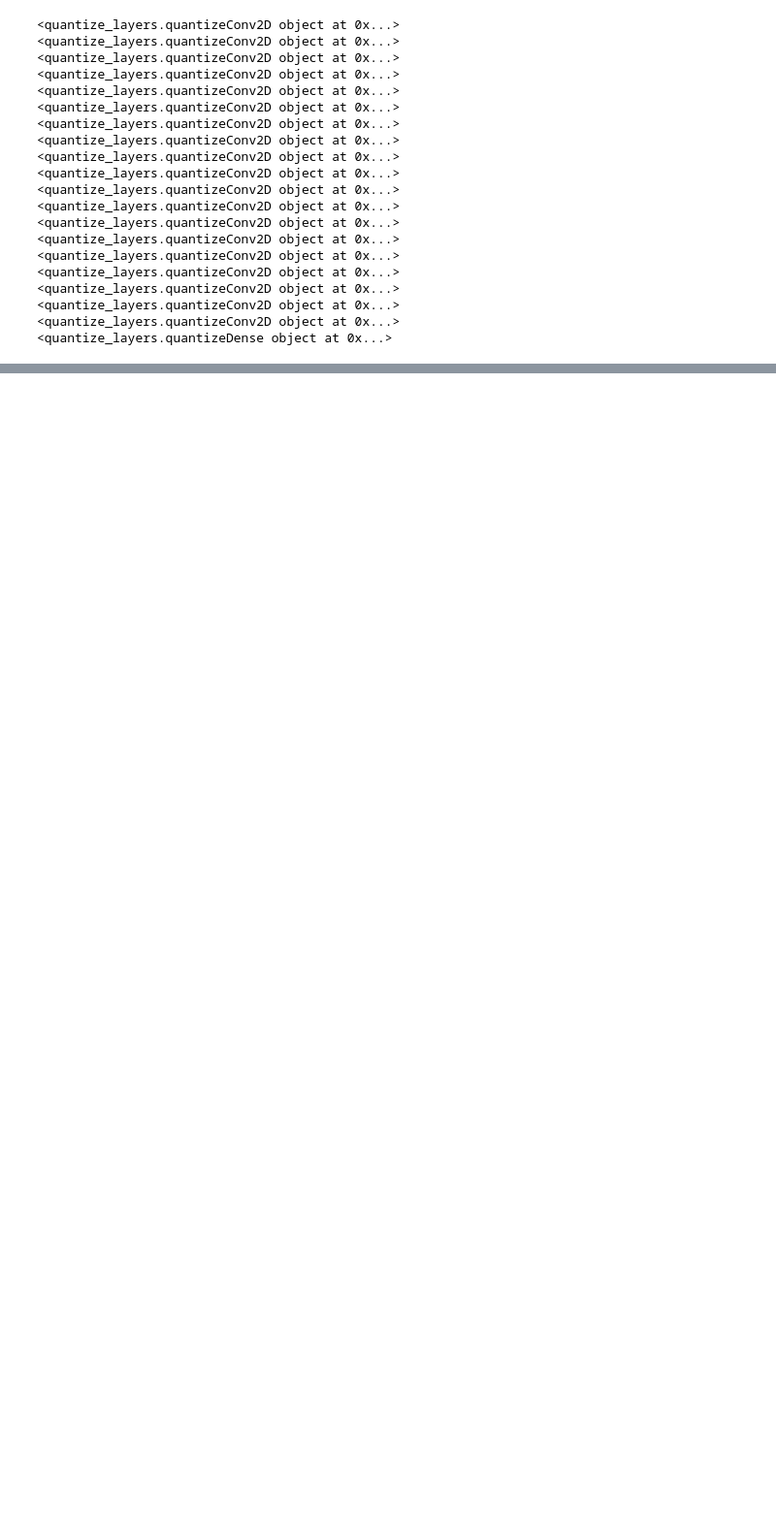
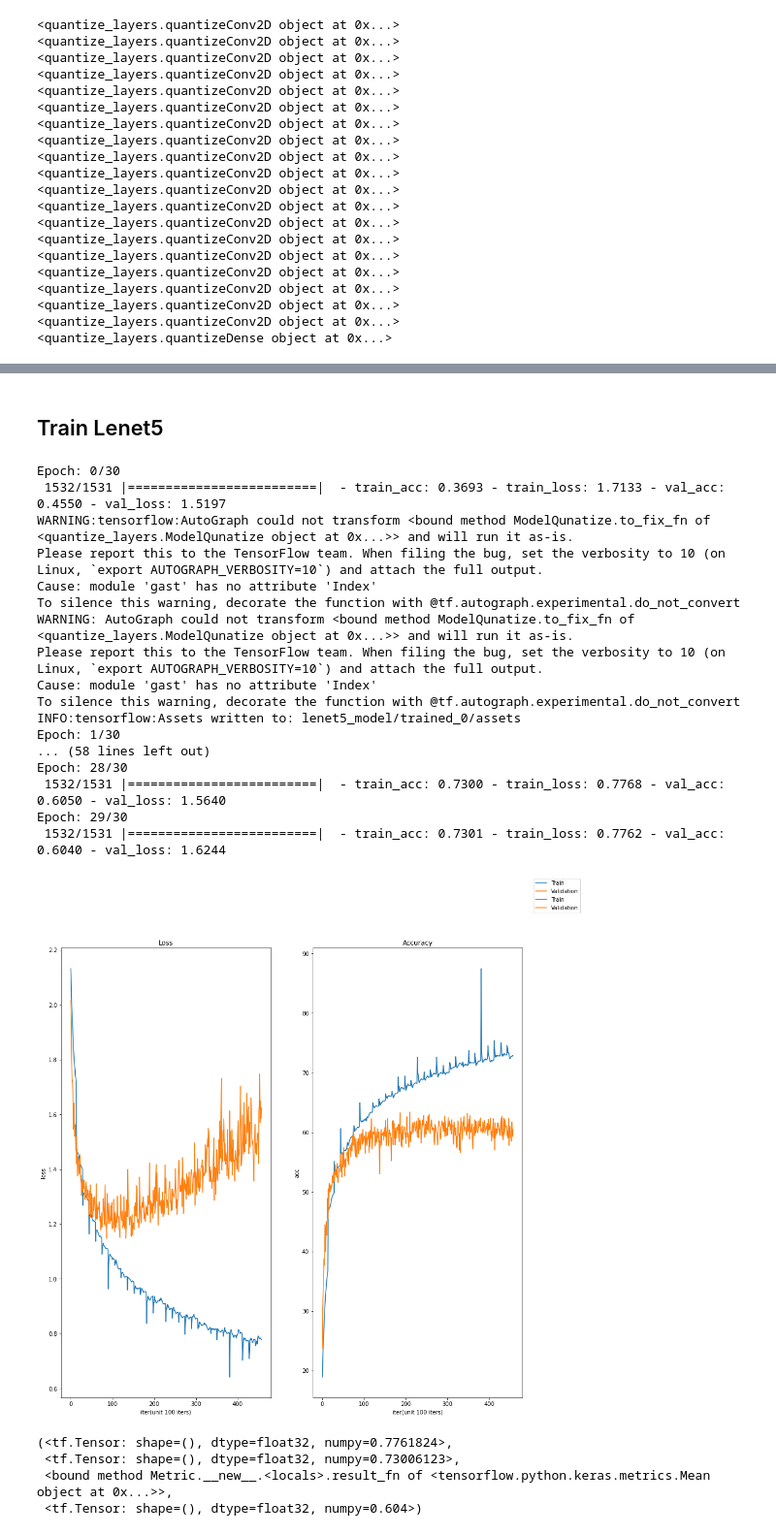
Before and after one commit to RX-0-95/cnn_image_classification, a Jupyter notebook: complier_dev.ipynb, the cells around one changed output, grey strips where cells are left out. Shown at 97% size. Drawn from its saved outputs; the diff is of its cells as text; code cells hidden in the pictures; blank space fills up the shorter version.

```diff
--- a/complier_dev.ipynb
+++ b/complier_dev.ipynb
@@ -164,0 +264,46 @@ Loss: 1.8155468702316284,Test Accuracy: 66.05999755859375
+# %% [markdown]
+## Train Lenet5
+# %%
+from quantize_Lenet import Quantize_Lenet5
+
+data_set = {
+    'train_data': X_train,
+    'train_label': y_train,
+    'val_data':X_val,
+    'val_label':y_val,
+}
+train_options = {
+    'optimizer': 'adam',
+    'lr': 0.001,
+    'epoch_num': 30,
+    'from_logits':True,
+    'save_dir': 'lenet5_model'
+}
+lenet_quantizer = ql.ModelQunatize()
+lenet5_q = Quantize_Lenet5(out_channel=10,quantizer=lenet_quantizer)
+lenet5_q.set_full_precision()
+solver = Solver(lenet5_q,data_set,train_options,save_model=True)
+solver.train()
+# %% [output]
+Epoch: 0/30
+ 1532/1531 |=========================|  - train_acc: 0.3693 - train_loss: 1.7133 - val_acc: 0.4550 - val_loss: 1.5197
+WARNING:tensorflow:AutoGraph could not transform <bound method ModelQunatize.to_fix_fn of <quantize_layers.ModelQunatize object at 0x...>> and will run it as-is.
+Please report this to the TensorFlow team. When filing the bug, set the verbosity to 10 (on Linux, `export AUTOGRAPH_VERBOSITY=10`) and attach the full output.
+Cause: module 'gast' has no attribute 'Index'
+To silence this warning, decorate the function with @tf.autograph.experimental.do_not_convert
+WARNING: AutoGraph could not transform <bound method ModelQunatize.to_fix_fn of <quantize_layers.ModelQunatize object at 0x...>> and will run it as-is.
+Please report this to the TensorFlow team. When filing the bug, set the verbosity to 10 (on Linux, `export AUTOGRAPH_VERBOSITY=10`) and attach the full output.
+Cause: module 'gast' has no attribute 'Index'
+To silence this warning, decorate the function with @tf.autograph.experimental.do_not_convert
+INFO:tensorflow:Assets written to: lenet5_model/trained_0/assets
+Epoch: 1/30
+... (58 lines left out)
+Epoch: 28/30
+ 1532/1531 |=========================|  - train_acc: 0.7300 - train_loss: 0.7768 - val_acc: 0.6050 - val_loss: 1.5640
+Epoch: 29/30
+ 1532/1531 |=========================|  - train_acc: 0.7301 - train_loss: 0.7762 - val_acc: 0.6040 - val_loss: 1.6244
+[figure, added]
+(<tf.Tensor: shape=(), dtype=float32, numpy=0.7761824>,
+ <tf.Tensor: shape=(), dtype=float32, numpy=0.73006123>,
+ <bound method Metric.__new__.<locals>.result_fn of <tensorflow.python.keras.metrics.Mean object at 0x...>>,
+ <tf.Tensor: shape=(), dtype=float32, numpy=0.604>)
```
Also changed, not shown: parts of 18 cells of this notebook, 56 other files.
